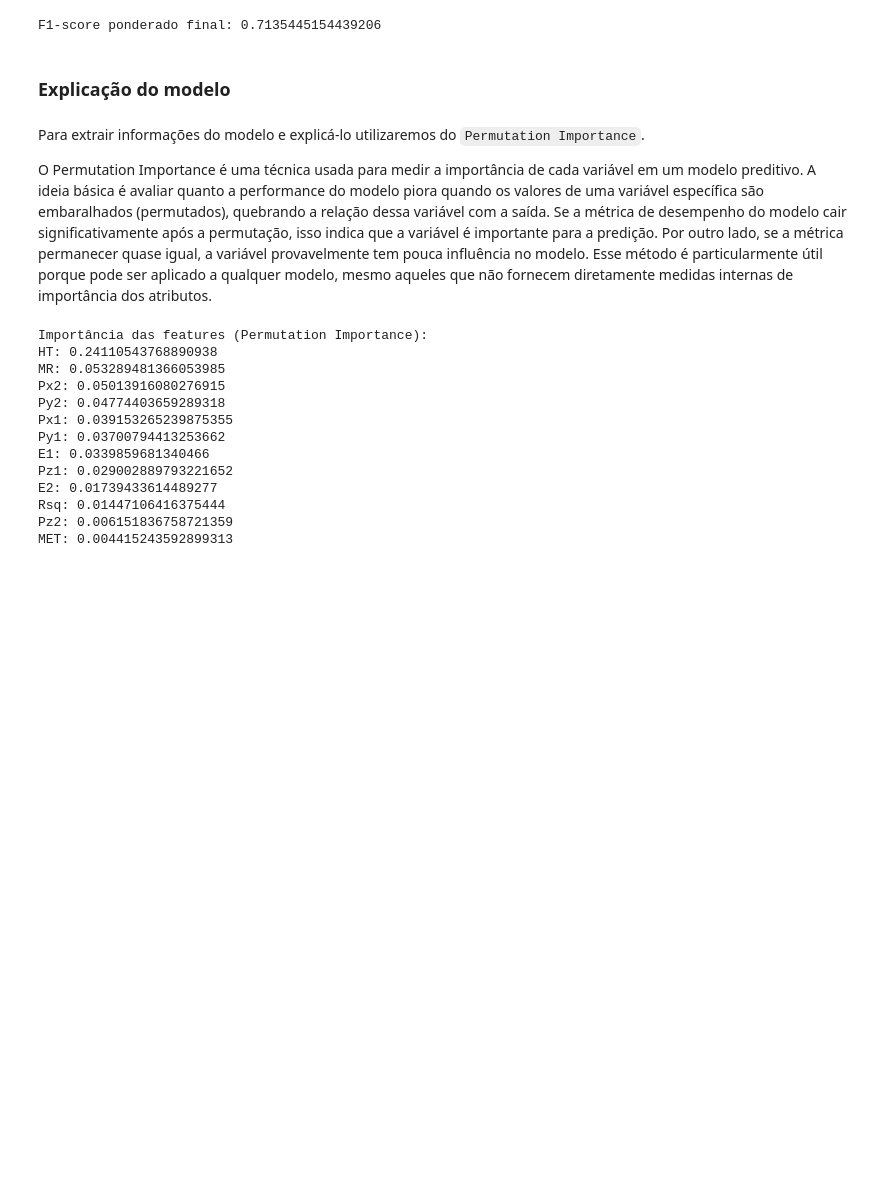
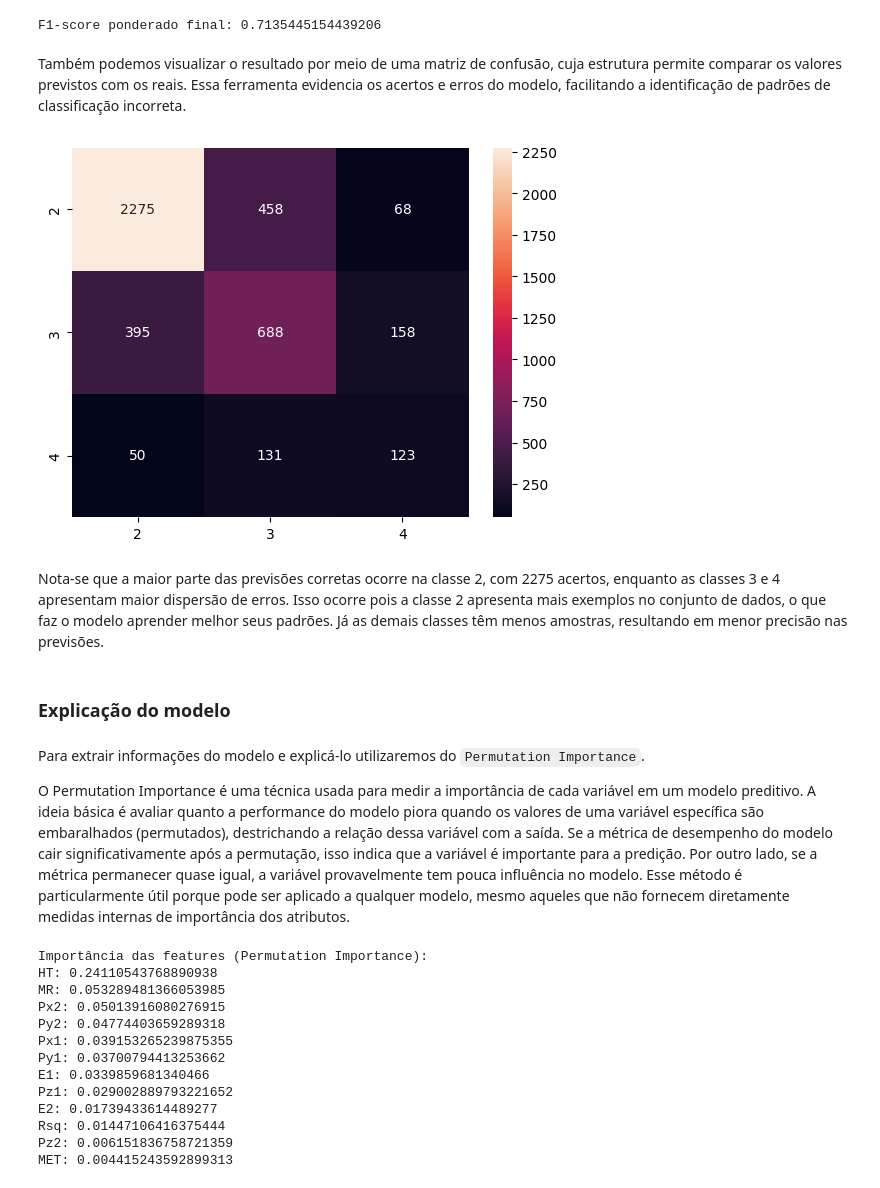
Before and after one commit to ComicDeath/Proton-Collision-Classifier, a Jupyter notebook: Proton-Collision-Classifier.ipynb, the cells around one changed output. Drawn from its saved outputs; the diff is of its cells as text; code cells hidden in the pictures; blank space fills up the shorter version.

Commit message:
melhora a base dos modelos, adiciona imagens

```diff
--- a/Proton-Collision-Classifier.ipynb
+++ b/Proton-Collision-Classifier.ipynb
@@ -47,7 +48,7 @@ A coluna `nJets` representa o número de jatos de hádrons detectados em cada co
 # %%
 pd.set_option("display.max_rows", 6)
 
-df = pd.read_csv("Dataset\MultiJetRun2010B.csv")
+df = pd.read_csv(r"Dataset\MultiJetRun2010B.csv")
 df
 # %% [output]
 |  | Run | Lumi | Event | MR | Rsq | E1 | Px1 | Py1 | Pz1 | E2 | Px2 | ... |
@@ -303,12 +331,27 @@ f1_ad_final = f1_score(y_teste, y_pred, average="weighted")
 print("F1-score ponderado final:", f1_ad_final)
 # %% [output]
 F1-score ponderado final: 0.7135445154439206
+# %% [markdown]
+Também podemos visualizar o resultado por meio de uma matriz de confusão, cuja estrutura permite comparar os valores previstos com os reais. Essa ferramenta evidencia os acertos e erros do modelo, facilitando a identificação de padrões de classificação incorreta.
+# %%
+
+ordem_labels = df["nJets"].unique().tolist()
+
+
+matriz_conf = confusion_matrix(y_teste, y_pred, labels=ordem_labels)
+df_conf = pd.DataFrame(matriz_conf, ordem_labels, ordem_labels)
+
+sns.heatmap(df_conf, annot=True, fmt="d");
+# %% [output]
+[figure, added]
+# %% [markdown]
+Nota-se que a maior parte das previsões corretas ocorre na classe 2, com 2275 acertos, enquanto as classes 3 e 4 apresentam maior dispersão de erros. Isso ocorre pois a classe 2 apresenta mais exemplos no conjunto de dados, o que faz o modelo aprender melhor seus padrões. Já as demais classes têm menos amostras, resultando em menor precisão nas previsões.
 # %% [markdown]
 ### Explicação do modelo
 # %% [markdown]
 Para extrair informações do modelo e explicá-lo utilizaremos do `Permutation Importance`.
 
-O Permutation Importance é uma técnica usada para medir a importância de cada variável em um modelo preditivo. A ideia básica é avaliar quanto a performance do modelo piora quando os valores de uma variável específica são embaralhados (permutados), quebrando a relação dessa variável com a saída. Se a métrica de desempenho do modelo cair significativamente após a permutação, isso indica que a variável é importante para a predição. Por outro lado, se a métrica permanecer quase igual, a variável provavelmente tem pouca influência no modelo. Esse método é particularmente útil porque pode ser aplicado a qualquer modelo, mesmo aqueles que não fornecem diretamente medidas internas de importância dos atributos.
+O Permutation Importance é uma técnica usada para medir a importância de cada variável em um modelo preditivo. A ideia básica é avaliar quanto a performance do modelo piora quando os valores de uma variável específica são embaralhados (permutados), destrichando a relação dessa variável com a saída. Se a métrica de desempenho do modelo cair significativamente após a permutação, isso indica que a variável é importante para a predição. Por outro lado, se a métrica permanecer quase igual, a variável provavelmente tem pouca influência no modelo. Esse método é particularmente útil porque pode ser aplicado a qualquer modelo, mesmo aqueles que não fornecem diretamente medidas internas de importância dos atributos.
 # %%
 resultado_perm = permutation_importance(
     modelo_ad_pipeline,
```
Also changed, not shown: parts of 14 cells of this notebook, 1 other file.
